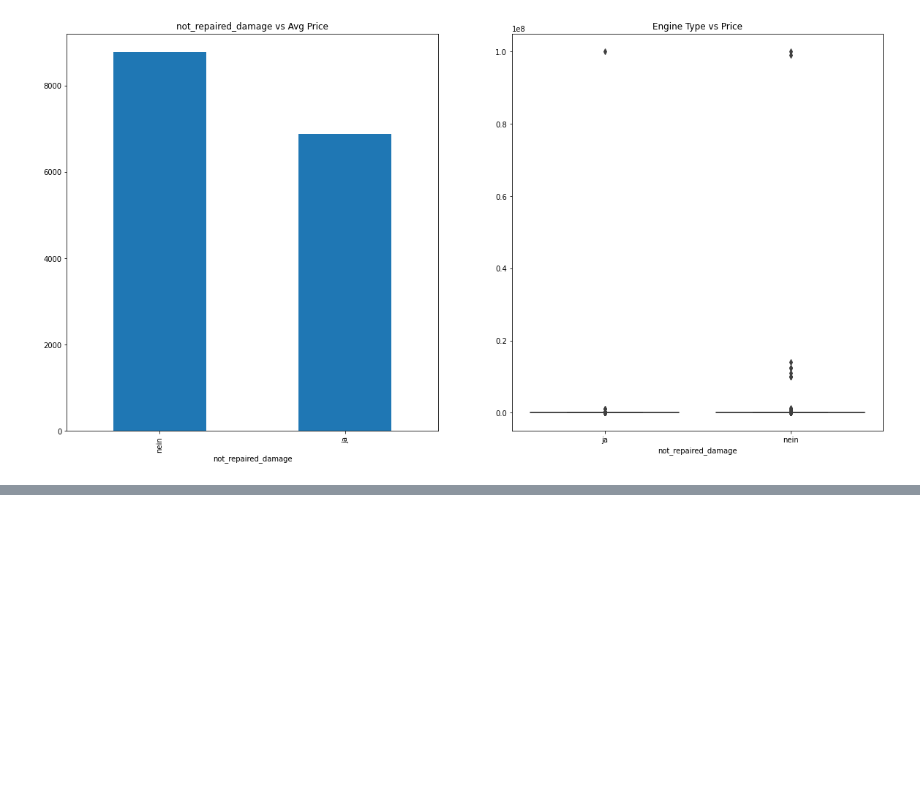
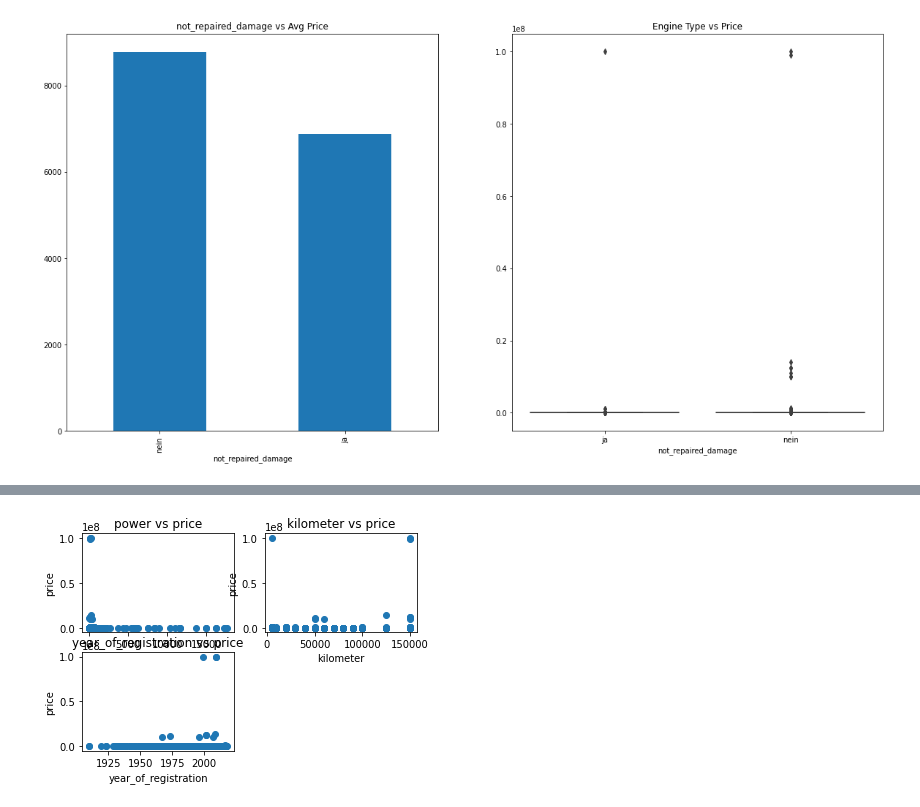
Before and after one commit to Vasan-th/Summer-School-2022, a Jupyter notebook: car-price-prediction.ipynb, the cells around one changed output, grey strips where cells are left out. Cells and saved outputs as stored; diff of their text form; code cells hidden in the pictures; blank space fills up the shorter version.

```diff
--- a/car-price-prediction.ipynb
+++ b/car-price-prediction.ipynb
@@ -238,3 +253,15 @@ From the boxplot of all features, we can conclude that the price is close to 100
+# %%
+def scatter_plot(fig_number, feature):
+    plt.subplot(2,2,fig_number)
+    plt.scatter(train[feature].to_array(), train['price'].to_array())
+    plt.title(feature + ' vs price')
+    plt.xlabel(feature)
+    plt.ylabel('price')
+# %%
+for i,feature in enumerate(['power', 'kilometer', 'year_of_registration'],1):
+    scatter_plot(i, feature)
+# %% [output]
+[figure, added]
 # %%
 #preprocessing continous variables
 from sklearn.preprocessing import MinMaxScaler
```
Also changed, not shown: parts of 7 cells of this notebook.
